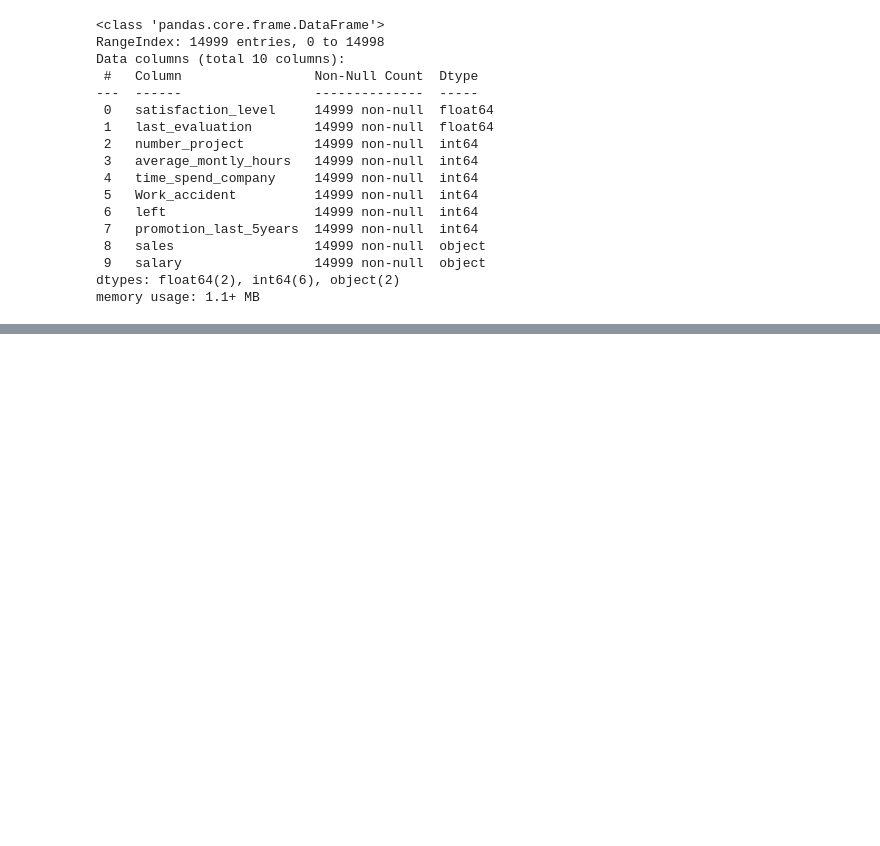
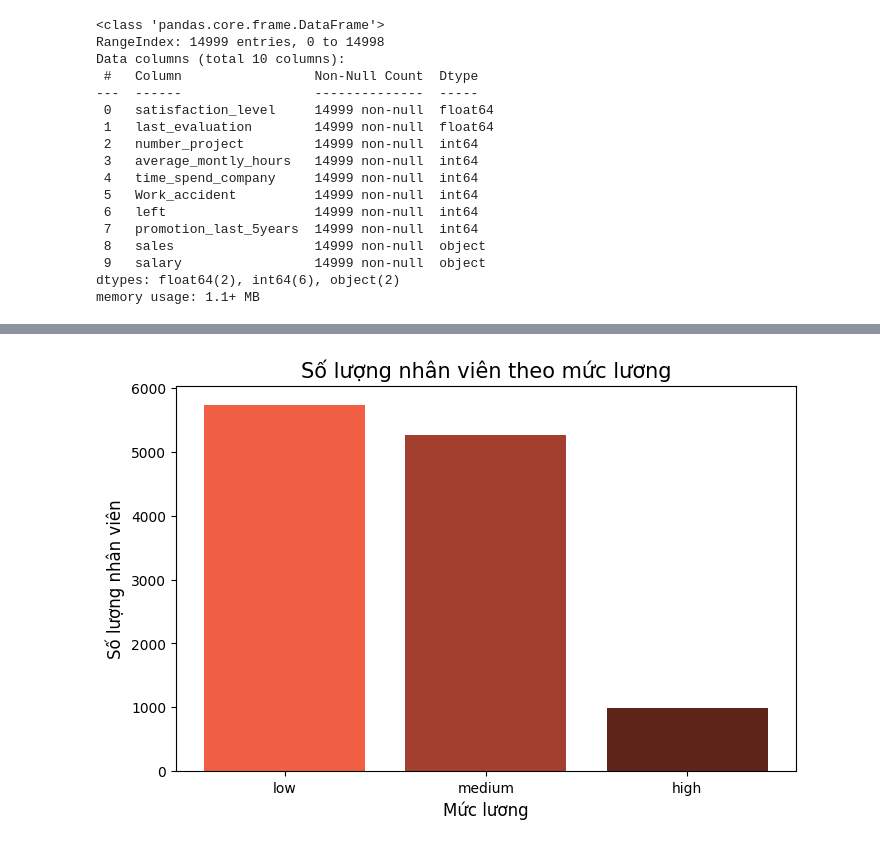
Before and after one commit to Cgaz275/PTDL, a Jupyter notebook: PTDL.ipynb, the cells around one changed output, grey strips where cells are left out. Saved outputs shown, nothing was run; the diff lists cells and outputs as text; code cells hidden in the pictures; blank space fills up the shorter version.

Commit message:
1/ Thêm phần làm sạch dữ liệu 2/ Hoàn thành nội dung 1

```diff
--- a/PTDL.ipynb
+++ b/PTDL.ipynb
@@ -53,0 +59,3 @@ df.describe()
+# %%
+#Loại bỏ dữ liệu có giá trị null
+df.dropna(inplace=True)
@@ -53,0 +67,3 @@ df.describe()
+# %%
+#Loại bỏ các giá trị trùng
+df.drop_duplicates(inplace=True)
@@ -76,0 +111,17 @@ memory usage: 1.1+ MB
+# %%
+# Đếm số lượng nhân viên theo từng mức lương
+salary_counts = df['salary'].value_counts()
+
+# Vẽ biểu đồ cột
+plt.figure(figsize=(8, 5))
+plt.bar(salary_counts.index, salary_counts.values, color=['#F05E43', '#A33F2E', '#5F251B'])
+
+# Thêm tiêu đề và nhãn
+plt.xlabel("Mức lương", size = 12)
+plt.ylabel("Số lượng nhân viên", size = 12)
+plt.title("Số lượng nhân viên theo mức lương", size = 15)
+
+# Hiển thị biểu đồ
+plt.show()
+# %% [output]
+[figure, added]
```
Also changed, not shown: parts of 13 cells of this notebook.
